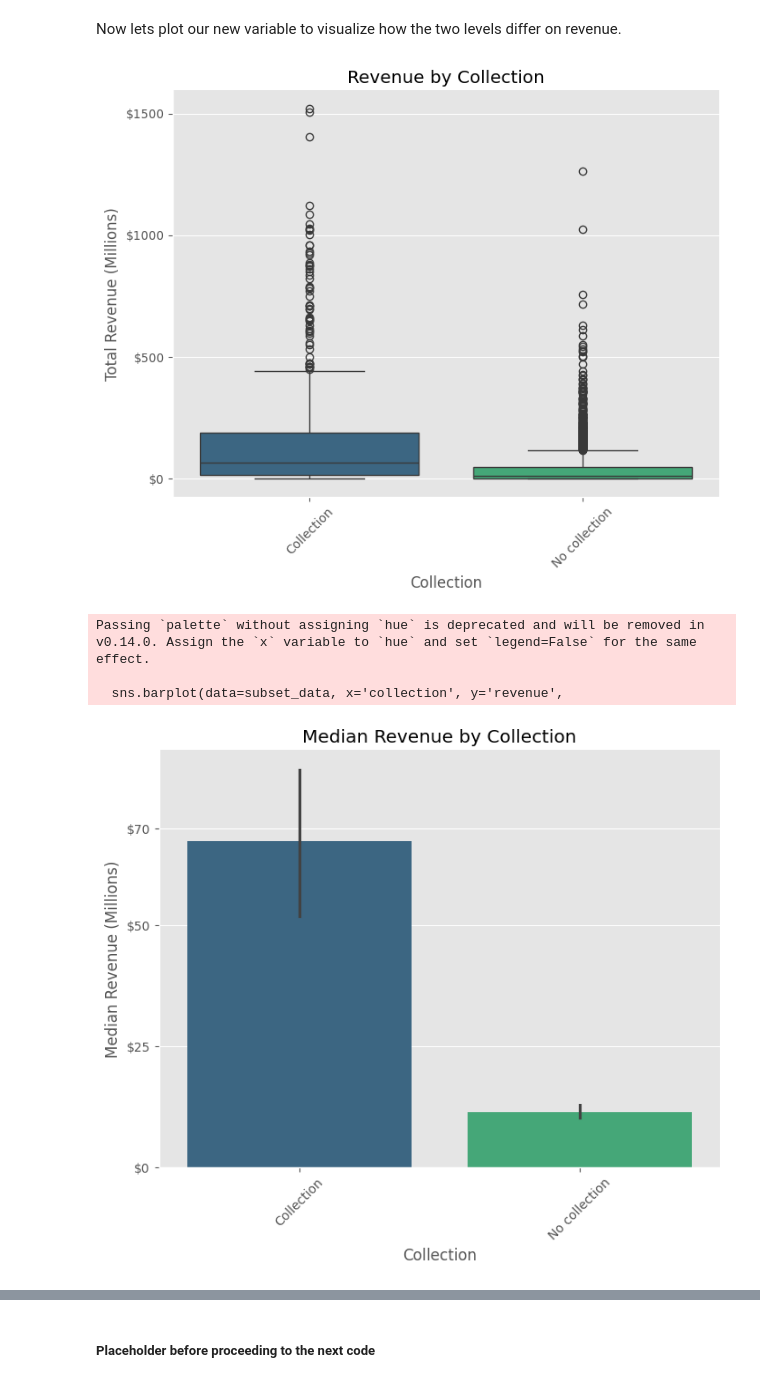
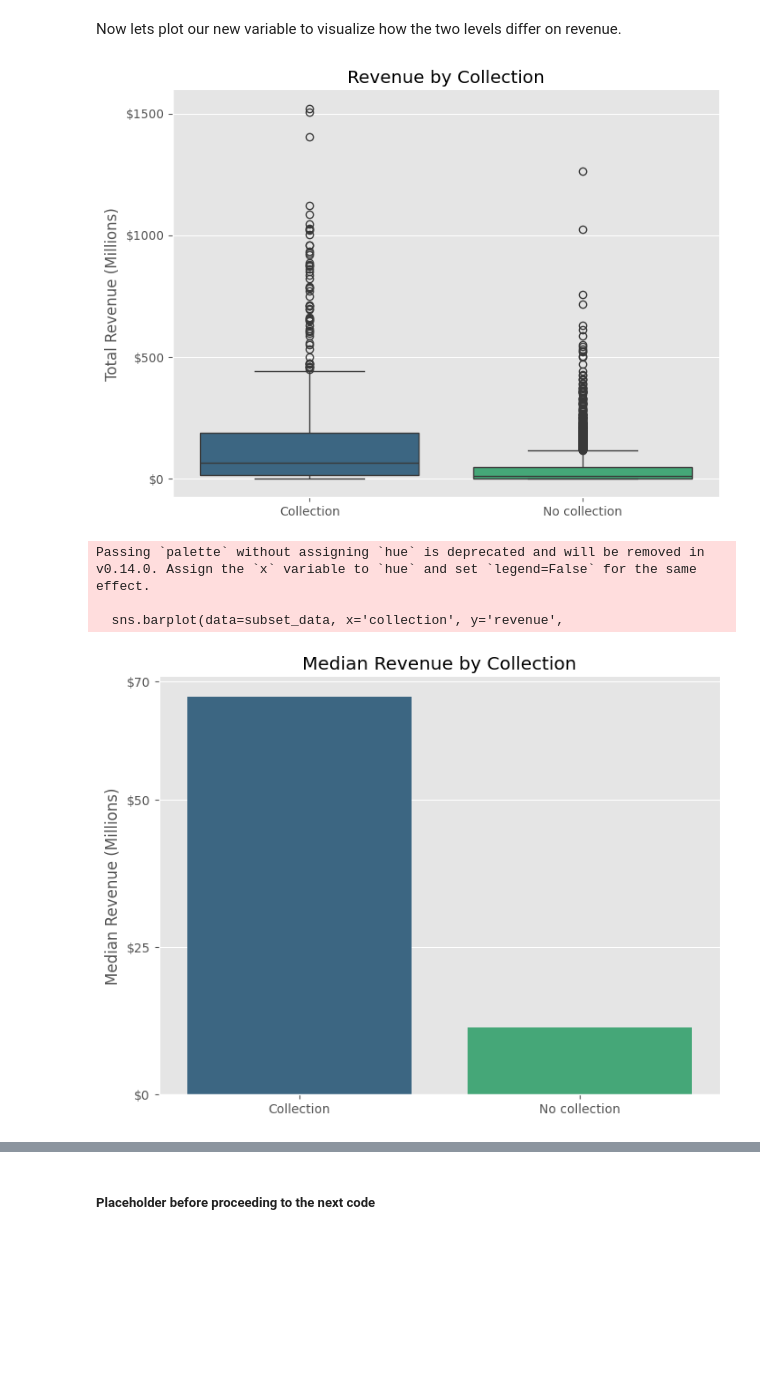
Before and after one commit to ES-Abdellatif/box-office-predictions, a Jupyter notebook: BoxOffice_Predictions_PyDraft.ipynb, the cells around one changed output, grey strips where cells are left out. Cells and saved outputs as stored; diff of their text form; code cells hidden in the pictures; blank space fills up the shorter version.

```diff
--- a/BoxOffice_Predictions_PyDraft.ipynb
+++ b/BoxOffice_Predictions_PyDraft.ipynb
@@ -176,34 +176,32 @@ Now lets plot our new variable to visualize how the two levels differ on revenue
 # %%
 # Filter the first 3000 rows
 subset_data = full_data.iloc[:3000]
 
 # Boxplot for Revenue by Collection
 plt.figure(figsize=(8, 6))
 sns.boxplot(data=subset_data, x='collection', y='revenue', hue='collection', palette="viridis")
-plt.xticks(rotation=45)
 plt.yscale("linear")
 plt.yticks([0, 500000000, 1000000000, 1500000000], ['$0', '$500', '$1000', '$1500'])
 plt.title("Revenue by Collection")
-plt.xlabel("Collection")
+plt.xlabel("")
 plt.ylabel("Total Revenue (Millions)")
 plt.legend([], [], frameon=False)  # Hide legend
 sns.despine()
 plt.show()
 
 # Bar plot for Median Revenue by Collection (without vertical lines)
 plt.figure(figsize=(8, 6))
 sns.barplot(data=subset_data, x='collection', y='revenue',
-            estimator=np.median, palette="viridis", dodge=False)
-plt.xticks(rotation=45)
+            estimator=np.median, palette="viridis", dodge=False, errorbar=None)
 plt.yticks([0, 25000000, 50000000, 70000000], ['$0', '$25', '$50', '$70'])
 plt.title("Median Revenue by Collection")
-plt.xlabel("Collection")
+plt.xlabel("")
 plt.ylabel("Median Revenue (Millions)")
 sns.despine()  # Removes unwanted borders
 plt.show()
 # %% [output]
-[figure, old version]
+[figure, new version]
 Passing `palette` without assigning `hue` is deprecated and will be removed in v0.14.0. Assign the `x` variable to `hue` and set `legend=False` for the same effect.
 
   sns.barplot(data=subset_data, x='collection', y='revenue',
-[figure, old version]
+[figure, new version]
```
Also changed, not shown: parts of 5 cells of this notebook.
